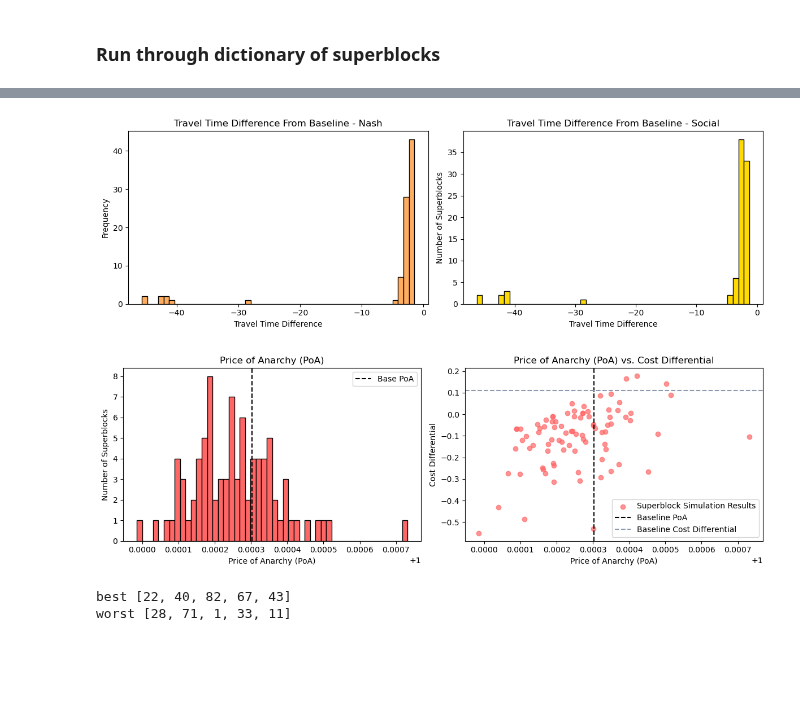
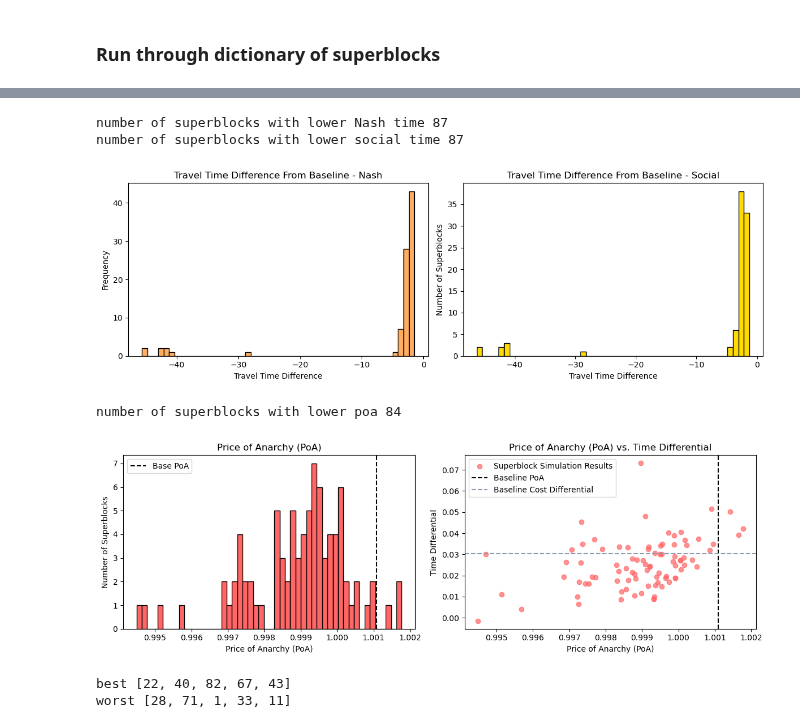
Before and after one commit to claricemottet/Barcelona_Superblock_Placement_Optimization, a Jupyter notebook: networks_bcn.ipynb, the cells around one changed output, grey strips where cells are left out. Saved outputs shown, nothing was run; the diff lists cells and outputs as text; code cells hidden in the pictures; blank space fills up the shorter version.

```diff
--- a/networks_bcn.ipynb
+++ b/networks_bcn.ipynb
@@ -793,7 +793,7 @@ df_base.columns = ['block_iter', 'overall_travel_time_nash', 'overall_total_cost
        'overall_total_cost_log_nash',
        'overall_travel_time_social', 'overall_total_cost_social',
        'overall_total_cost_log_social']
-df_base['poa'] = df_base['overall_travel_time_nash']/df_base['overall_travel_time_social']
+df_base['poa'] = df_base['overall_total_cost_nash']/df_base['overall_total_cost_social']
 df_base['travel_change_per'] = ((df_base['overall_travel_time_nash']-df_base['overall_travel_time_social'])/(df_base['overall_travel_time_nash']))*100
 df_base['cost_change_per'] = ((df_base['overall_total_cost_nash']-df_base['overall_total_cost_social'])/(df_base['overall_total_cost_social']))*100
 
@@ -806,13 +806,16 @@ df_blocks.columns = ['block_iter', 'overall_travel_time_nash', 'overall_total_co
        'overall_total_cost_log_social', 'cost_diff_social', 'cost_log_diff_social',
        'time_diff_social']
 
-df_blocks.loc[df_blocks['overall_travel_time_social'].isna(), 'overall_travel_time_social'] = df_blocks['overall_travel_time_nash']
-
-df_blocks['poa'] = df_blocks['overall_travel_time_nash']/df_blocks['overall_travel_time_social']
+df_blocks['poa'] = df_blocks['overall_total_cost_nash']/df_blocks['overall_total_cost_social']
 
 df_blocks['poa_diff'] = df_blocks['poa'] - df_base.loc[0,'poa']
 df_blocks['travel_change_per'] = ((df_blocks['overall_travel_time_nash']-df_blocks['overall_travel_time_social'])/(df_blocks['overall_travel_time_social']))*100
 df_blocks['cost_change_per'] = ((df_blocks['overall_total_cost_nash']-df_blocks['overall_total_cost_social'])/(df_blocks['overall_total_cost_social']))*100
 
-df_blocks
+
+df_ = df_blocks[df_blocks['overall_travel_time_nash']<=df_blocks['overall_travel_time_social']].copy()
+print("number of superblocks with lower Nash than social time",len(df_['time_diff_nash']))
+df_ = df_blocks[df_blocks['overall_total_cost_nash']<=df_blocks['overall_total_cost_social']].copy()
+print("number of superblocks with lower Nash than social cost",len(df_['time_diff_nash']))
+# df_blocks
 # %% [output]
@@ -880,4 +859,10 @@ plt.show()
 # %%
+df_ = df_blocks[df_blocks['time_diff_nash']<=0].copy()
+print("number of superblocks with lower Nash time",len(df_['time_diff_nash']))
+
+df_ = df_blocks[df_blocks['time_diff_nash']<=0].copy()
+print("number of superblocks with lower social time",len(df_['time_diff_nash']))
+
 # Updating the provided code to plot histograms side by side
 plt.figure(figsize=(12, 4)) # Adjusted overall figure size to accommodate both plots side by side
 
@@ -902,38 +887,44 @@ plt.savefig('/home/clarice/Documents/VSCode/Term2_Networks/final_project/'+name+
 plt.tight_layout() # Adjust layouts so they do not overlap
 plt.show()
 # %% [output]
+number of superblocks with lower Nash time 87
+number of superblocks with lower social time 87
 [figure]
 # %%
 # Assuming df_blocks and df_base are properly defined, and the 'cost_change_per' column exists in df_blocks
 # Here's how you could put the two graphs side by side:
+df_ = df_blocks[df_blocks['poa_diff']<=0].copy()
+print("number of superblocks with lower poa",len(df_['time_diff_nash']))
+
 
 # Set up the figure and axes for a 1x2 subplot
 fig, axes = plt.subplots(nrows=1, ncols=2, figsize=(12, 4))
 
 # Plot 1: Histogram of Price of Anarchy
 axes[0].hist(df_blocks['poa'], bins=50, color='#ff6666', edgecolor='black')
 axes[0].axvline(x=df_base.loc[0, 'poa'], color='k', linestyle='--', label='Base PoA')
 axes[0].set_title('Price of Anarchy (PoA)')
 axes[0].set_xlabel('Price of Anarchy (PoA)')
 axes[0].set_ylabel('Number of Superblocks')
 axes[0].legend()
 
 # Plot 2: Scatter Plot of PoA vs. Cost Differential
-axes[1].scatter(df_blocks['poa'], df_blocks['cost_change_per'], alpha=0.7, label='Superblock Simulation Results', color='#ff6666')
+axes[1].scatter(df_blocks['poa'], df_blocks['travel_change_per'], alpha=0.7, label='Superblock Simulation Results', color='#ff6666')
 axes[1].axvline(x=df_base.loc[0, 'poa'], color='k', linestyle='--', label='Baseline PoA')
-axes[1].axhline(y=df_base.loc[0, 'cost_change_per'], color='#8D99AE', linestyle='--', label='Baseline Cost Differential')
-axes[1].set_title('Price of Anarchy (PoA) vs. Cost Differential')
+axes[1].axhline(y=df_base.loc[0, 'travel_change_per'], color='#8D99AE', linestyle='--', label='Baseline Time Differential')
+axes[1].set_title('Price of Anarchy (PoA) vs. Time Differential')
 axes[1].set_xlabel('Price of Anarchy (PoA)')
-axes[1].set_ylabel('Cost Differential')
+axes[1].set_ylabel('Time Differential')
 axes[1].legend()
 
-name = 'poa_cost_diff'
+name = 'poa_time_diff'
 plt.savefig('/home/clarice/Documents/VSCode/Term2_Networks/final_project/'+name+'.jpeg')
 
 plt.tight_layout()
 plt.show()
 # %% [output]
+number of superblocks with lower poa 84
-[figure, old version]
+[figure, new version]
 # %%
 #take the top 5 superblocks with the highest PoA and map them all at the same time
 #take the worst 5 superblocks with the lowest PoA and map them all at the same time
```
Also changed, not shown: parts of 4 cells of this notebook.
